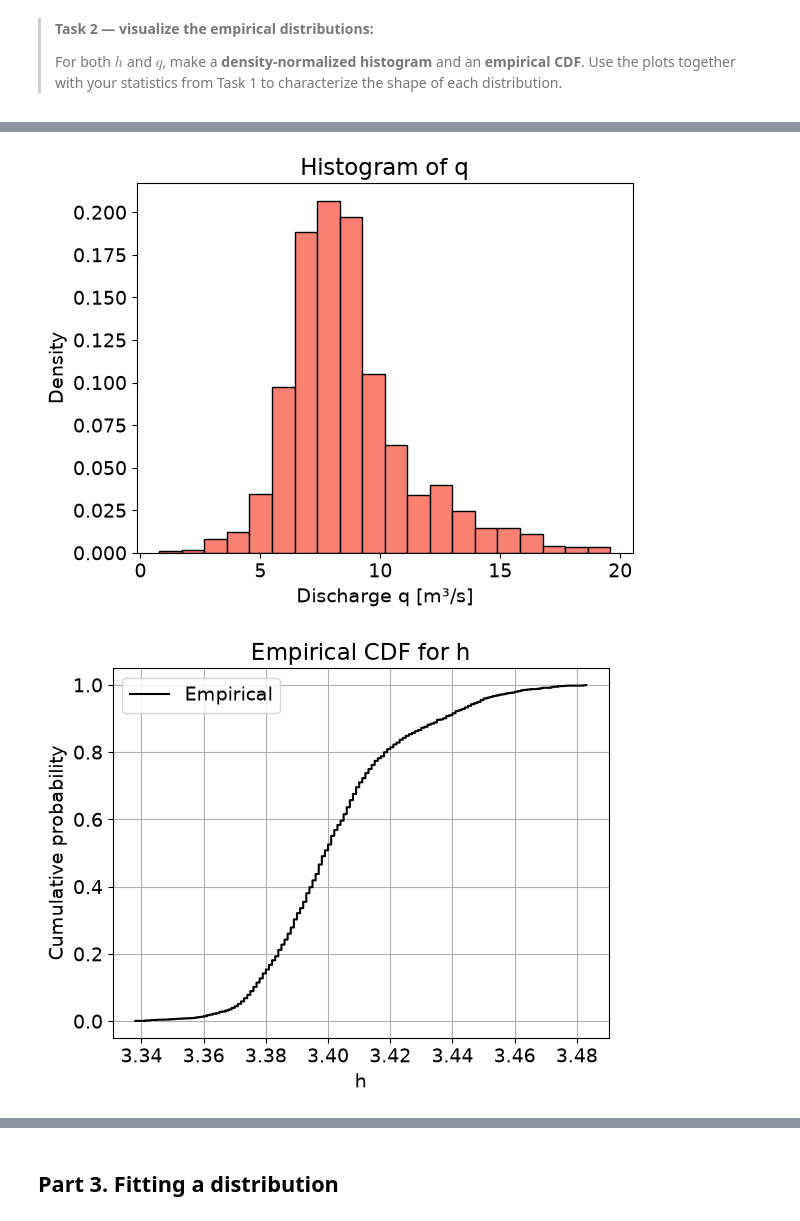
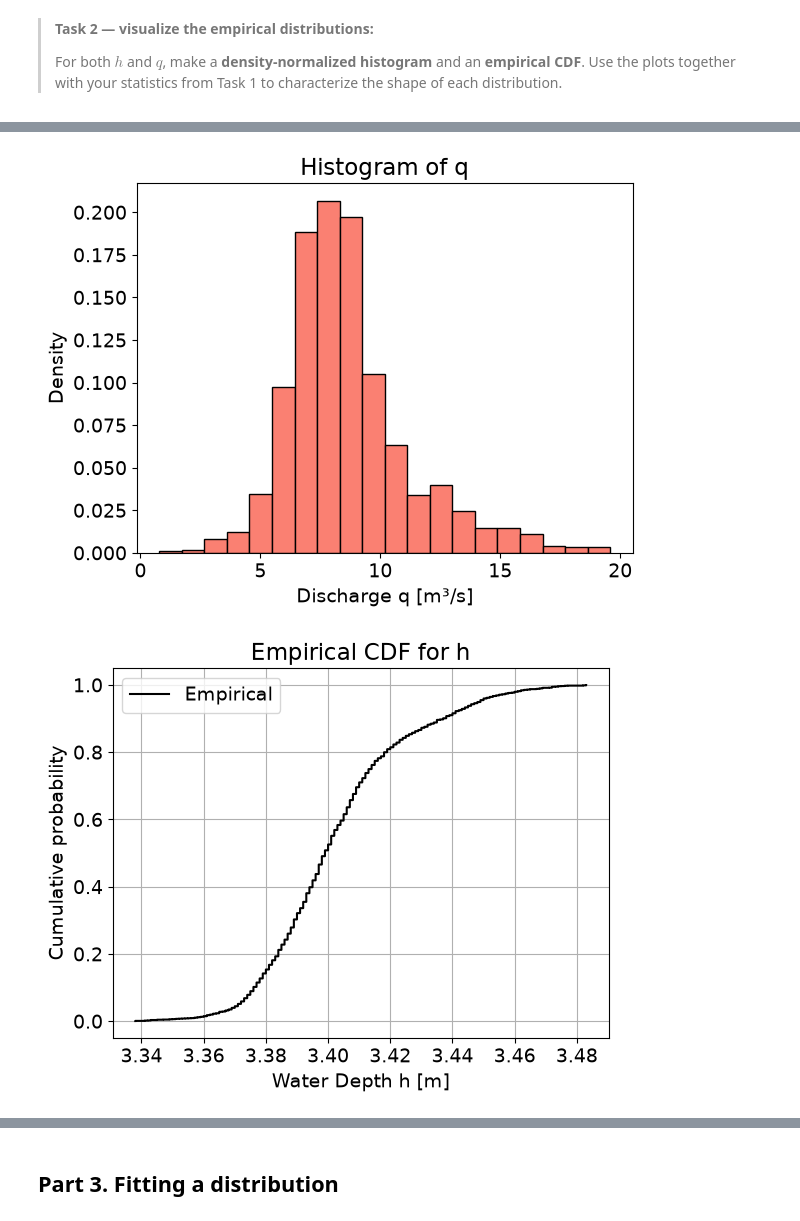
Before and after one commit to fanny200000/GA1.4, a Jupyter notebook: GA_1.4.ipynb, the cells around one changed output, grey strips where cells are left out. Drawn from its saved outputs; the diff is of its cells as text; code cells hidden in the pictures.

```diff
--- a/GA_1.4.ipynb
+++ b/GA_1.4.ipynb
@@ -139,7 +137,6 @@ def ecdf(var):
 >
 # %%
 # Plot for h density-normalized histogram
-
 plt.hist(h, density=True, bins=20, color='skyblue', edgecolor='k')
 plt.xlabel('Water Depth h [m]')
 plt.ylabel('Density')
@@ -147,37 +144,36 @@ plt.title('Histogram of h')
 plt.show()
 
 # Plot for q density-normalized histogram
-
 plt.hist(q, density=True, bins=20, color='salmon', edgecolor='k')
 plt.xlabel('Discharge q [m³/s]')
 plt.ylabel('Density')
 plt.title('Histogram of q')
 plt.show()
 
 # Plot for h CDF
 
 non_exceedance_probabilities_h, sorted_values_h = ecdf(h)
 
 plt.step(sorted_values_h, non_exceedance_probabilities_h, where='post', color='k', label='Empirical')
-plt.xlabel('h')
+plt.xlabel('Water Depth h [m]')
 plt.ylabel('Cumulative probability')
 plt.title('Empirical CDF for h')
 plt.legend()
 plt.grid()
 plt.show()
 
 # Plot for q CDF
 
 non_exceedance_probabilities_q, sorted_values_q = ecdf(q)
 
 plt.step(sorted_values_q, non_exceedance_probabilities_q, where='post', color='k', label='Empirical')
-plt.xlabel('q')
+plt.xlabel('Discharge q [m³/s]')
 plt.ylabel('Cumulative probability')
 plt.title('Empirical CDF for q')
 plt.legend()
 plt.grid()
 plt.show()
 # %% [output]
 [figure]
 [figure]
-[figure, old version]
+[figure, new version]
```
Also changed, not shown: parts of 7 cells of this notebook.
